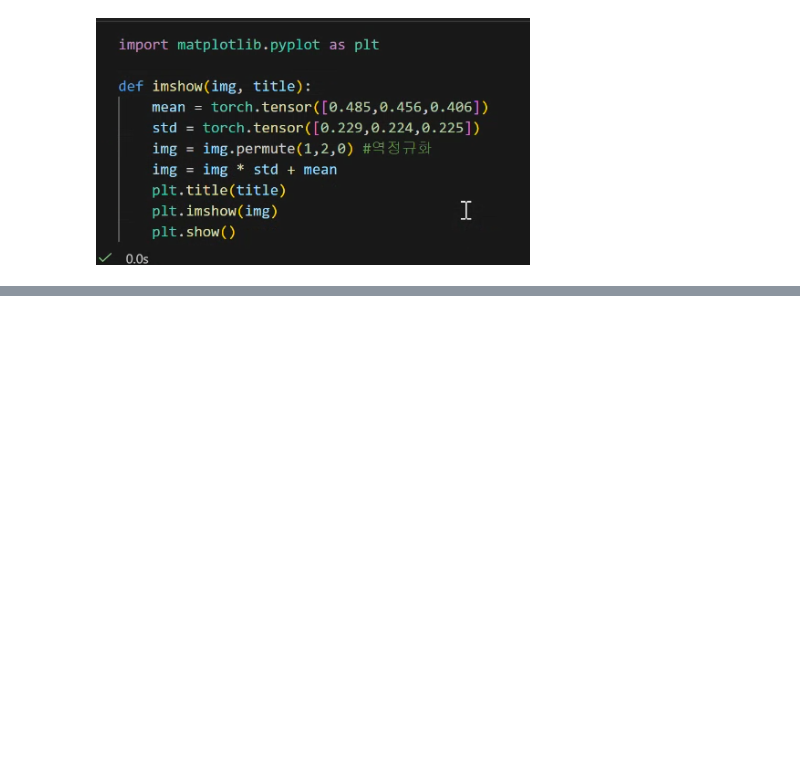
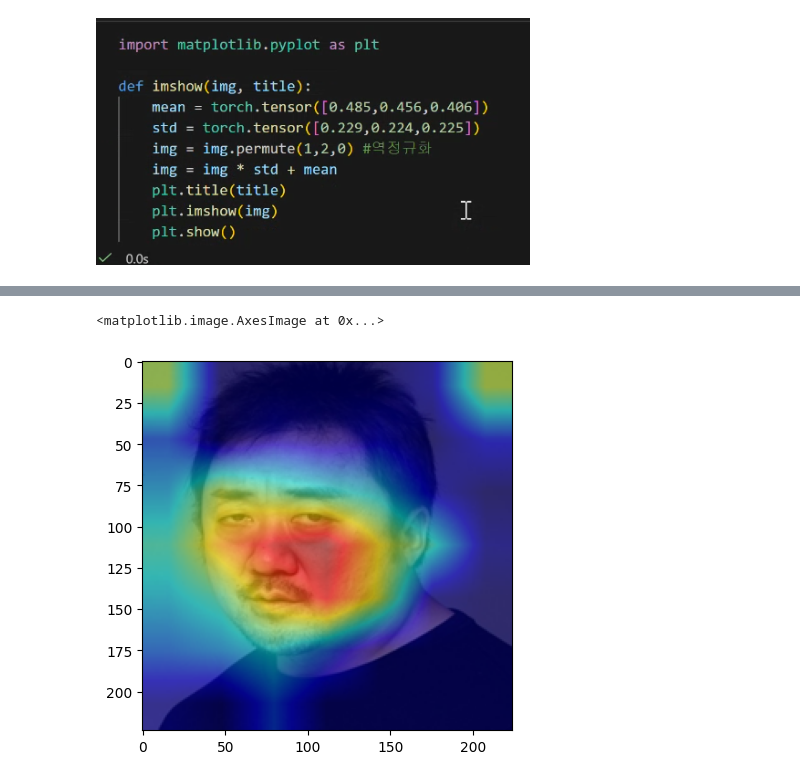
Before and after one commit to kyungpyokim/dl-practice, a Jupyter notebook: notebook/lecture_practice/fine_tuning.ipynb, the cells around one changed output, grey strips where cells are left out. Drawn from its saved outputs; the diff is of its cells as text; code cells hidden in the pictures; blank space fills up the shorter version.

Commit message:
GradCAM 수업 자료

```diff
--- a/notebook/lecture_practice/fine_tuning.ipynb
+++ b/notebook/lecture_practice/fine_tuning.ipynb
@@ -253,0 +254,8 @@ torch.cuda.is_available()
+# %%
+import torch
+import torch.nn as nn
+from torchvision import models
+
+model = models.resnet34(weights=models.ResNet34_Weights.DEFAULT)
+model.fc = nn.Linear(512, 3)
+model.load_state_dict(torch.load('../../models/best_model.pth'))
@@ -253,0 +264,15 @@ torch.cuda.is_available()
+# %%
+from PIL import Image
+
+model.eval()
+model.to('cuda')
+img = Image.open('../../dataset/train/마동석/Image_17.jpg').convert('RGB')
+
+input_tensor = transforms_test(img).unsqueeze(0).to('cuda')
+
+for p in model.parameters():
+    p.requires_grad = True
+
+pred = model(input_tensor)
+pred_class = pred.argmax().item()
+pred_class
@@ -253,0 +301,3 @@ torch.cuda.is_available()
+# %%
+target_layers = [model.layer4[-1]]
+target_layers
@@ -253,0 +312,18 @@ torch.cuda.is_available()
+# %%
+import numpy as np
+from pytorch_grad_cam import GradCAM
+from pytorch_grad_cam.utils.image import show_cam_on_image
+from pytorch_grad_cam.utils.model_targets import ClassifierOutputTarget
+
+cam = GradCAM(model=model, target_layers=target_layers)
+grad_cam = cam(input_tensor=input_tensor, targets=[ClassifierOutputTarget(pred_class)])[
+    0
+]
+
+rgb_img = np.array(img.resize((224, 224))).astype(np.float32) / 255.0
+viz = show_cam_on_image(rgb_img, grad_cam, use_rgb=True)
+
+plt.imshow(viz)
+# %% [output]
+<matplotlib.image.AxesImage at 0x...>
+[figure, added]
```
Also changed, not shown: parts of 8 cells of this notebook.
